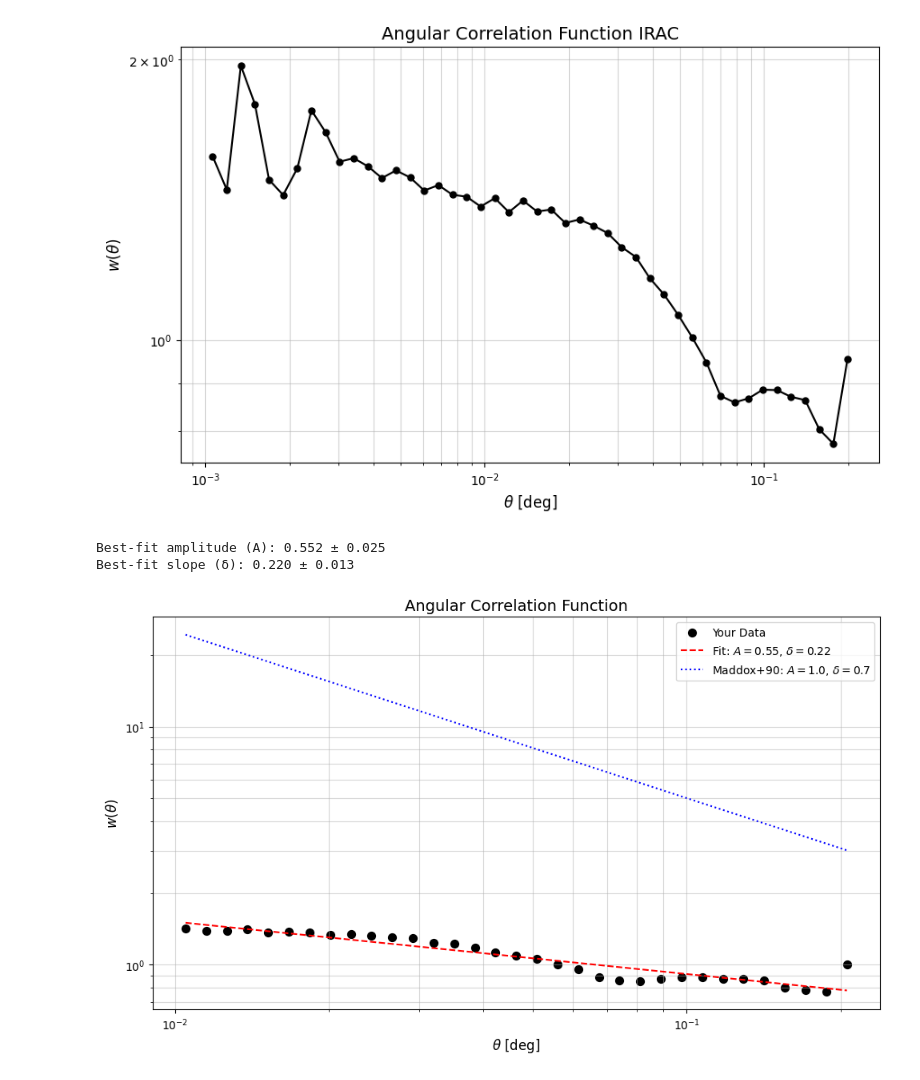
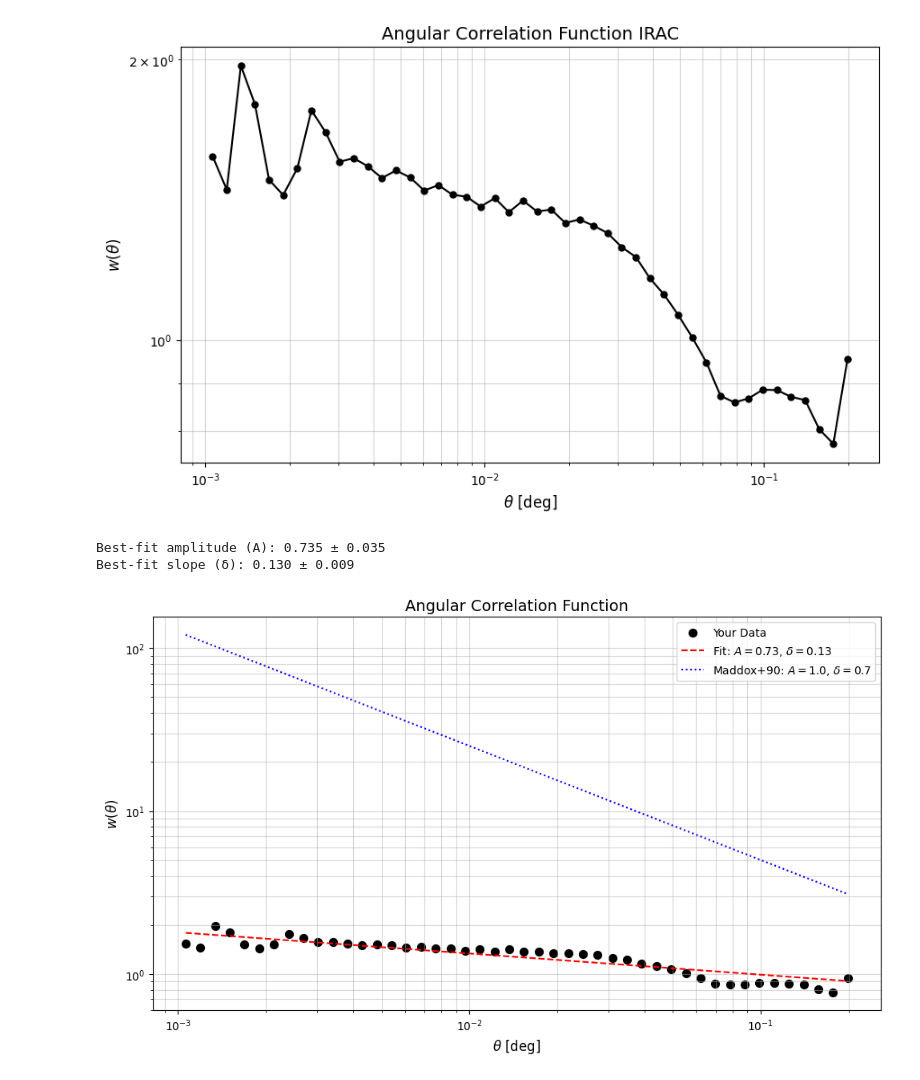
Before and after one commit to k3vinpaul/LRDs, a Jupyter notebook: Bottom/testbottompatch.ipynb, the cells around one changed output. Drawn from its saved outputs; the diff is of its cells as text; code cells hidden in the pictures.

```diff
--- a/Bottom/testbottompatch.ipynb
+++ b/Bottom/testbottompatch.ipynb
@@ -276,7 +276,7 @@ dec_rand_rad = np.radians(dec_rand)
 # =========================================================
 # 3. Define Angular Bins and Compute Pair Counts
 # =========================================================
-theta_bins = np.logspace(-2., 2, 100)  # from 0.1 to 100 degrees
+theta_bins = np.logspace(-3., 2, 100)  # from 0.1 to 100 degrees
 
 
 # Calculate DD, DR, RR using Corrfunc
@@ -338,33 +338,33 @@ print(f"Best-fit amplitude (A): {A_fit:.3f} ± {A_err:.3f}")
 print(f"Best-fit slope (δ): {delta_fit:.3f} ± {delta_err:.3f}")
 
 # =========================================================
 # 6. Plot Results with Literature Comparison
 # =========================================================
 plt.figure(figsize=(10, 6))
 
 # Plot your data
 plt.scatter(theta_valid, w_valid, s=50, color='k', label='Your Data')
 
 # Plot best-fit power law
 theta_fine = np.logspace(np.log10(theta_valid.min()), np.log10(theta_valid.max()), 100)
 plt.plot(theta_fine, power_law(theta_fine, A_fit, delta_fit), 'r--',
          label=f'Fit: $A={A_fit:.2f}$, $\\delta={delta_fit:.2f}$')
 
 # Plot Maddox et al. (1990) result for comparison
 plt.plot(theta_fine, 1.0 * theta_fine**(-0.7), 'b:',
          label=r'Maddox+90: $A=1.0$, $\delta=0.7$')
 
 plt.xscale('log')
 plt.yscale('log')
 plt.xlabel(r'$\theta$ [deg]', fontsize=12)
 plt.ylabel(r'$w(\theta)$', fontsize=12)
 plt.title(r'Angular Correlation Function', fontsize=14)
 plt.legend()
 plt.grid(which='both', alpha=0.5)
 plt.tight_layout()
 plt.savefig('acf_powerlaw_fit_irac.png', dpi=300)
 plt.show()
 # %% [output]
-Best-fit amplitude (A): 0.552 ± 0.025
-Best-fit slope (δ): 0.220 ± 0.013
+Best-fit amplitude (A): 0.735 ± 0.035
+Best-fit slope (δ): 0.130 ± 0.009
-[figure, old version]
+[figure, new version]
```
Also changed, not shown: 3 other files.
